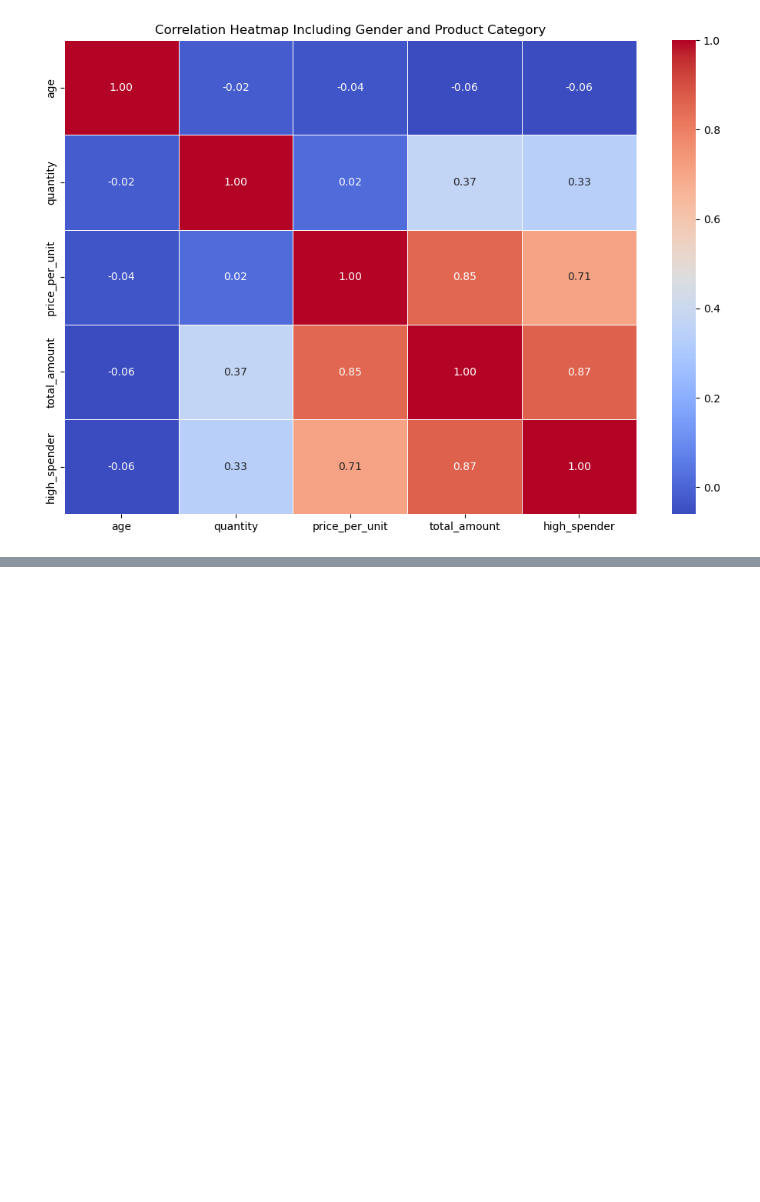
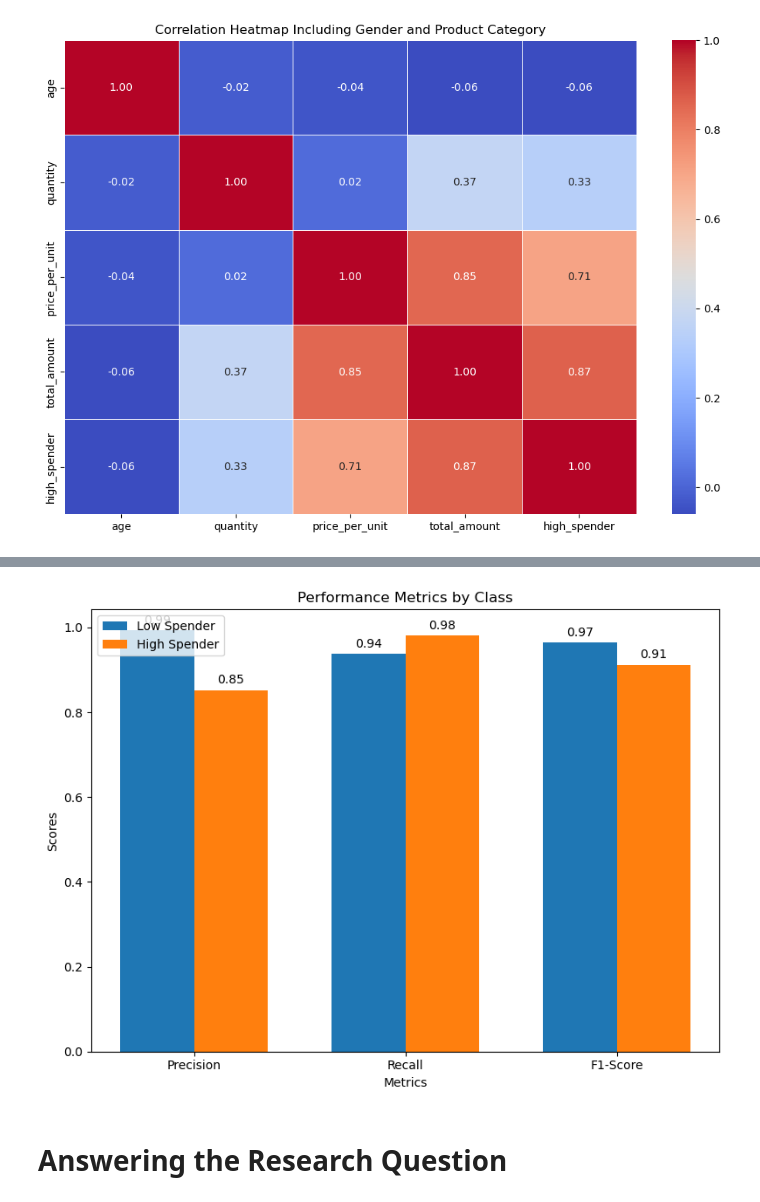
Before and after one commit to tazeenq/team27_project, a Jupyter notebook: src/project_code.ipynb, the cells around one changed output, grey strips where cells are left out. Cells and saved outputs as stored; diff of their text form; code cells hidden in the pictures; blank space fills up the shorter version.

```diff
--- a/src/project_code.ipynb
+++ b/src/project_code.ipynb
@@ -296,0 +408,35 @@ plt.show()
+# %%
+#Simplifiying bar chart for metrics
+not_high_spender_scores = [report["Low Spender"]["precision"], report["Low Spender"]["recall"], report["Low Spender"]["f1-score"]]
+high_spender_scores = [report["High Spender"]["precision"], report["High Spender"]["recall"], report["High Spender"]["f1-score"]]
+
+metrics = ["Precision", "Recall", "F1-Score"]
+x = np.arange(len(metrics))  # the label locations
+width = 0.35  # the width of the bars
+
+#Creating the bar chart
+fig, ax = plt.subplots(figsize=(8, 6))
+bars1 = ax.bar(x - width/2, not_high_spender_scores, width, label="Low Spender")
+bars2 = ax.bar(x + width/2, high_spender_scores, width, label="High Spender")
+
+#Adding labels, title, and legend
+ax.set_xlabel("Metrics")
+ax.set_ylabel("Scores")
+ax.set_title("Performance Metrics by Class")
+ax.set_xticks(x)
+ax.set_xticklabels(metrics)
+ax.legend()
+
+#Marking the bars with the score values
+for bars in [bars1, bars2]:
+    for bar in bars:
+        height = bar.get_height()
+        ax.annotate(f'{height:.2f}', xy=(bar.get_x() + bar.get_width() / 2, height),
+                    xytext=(0, 3), textcoords="offset points", ha='center', va='bottom')
+
+plt.tight_layout()
+plt.show()
+# %% [output]
+[figure, added]
+# %% [markdown]
+# Answering the Research Question
```
Also changed, not shown: parts of 10 cells of this notebook.
